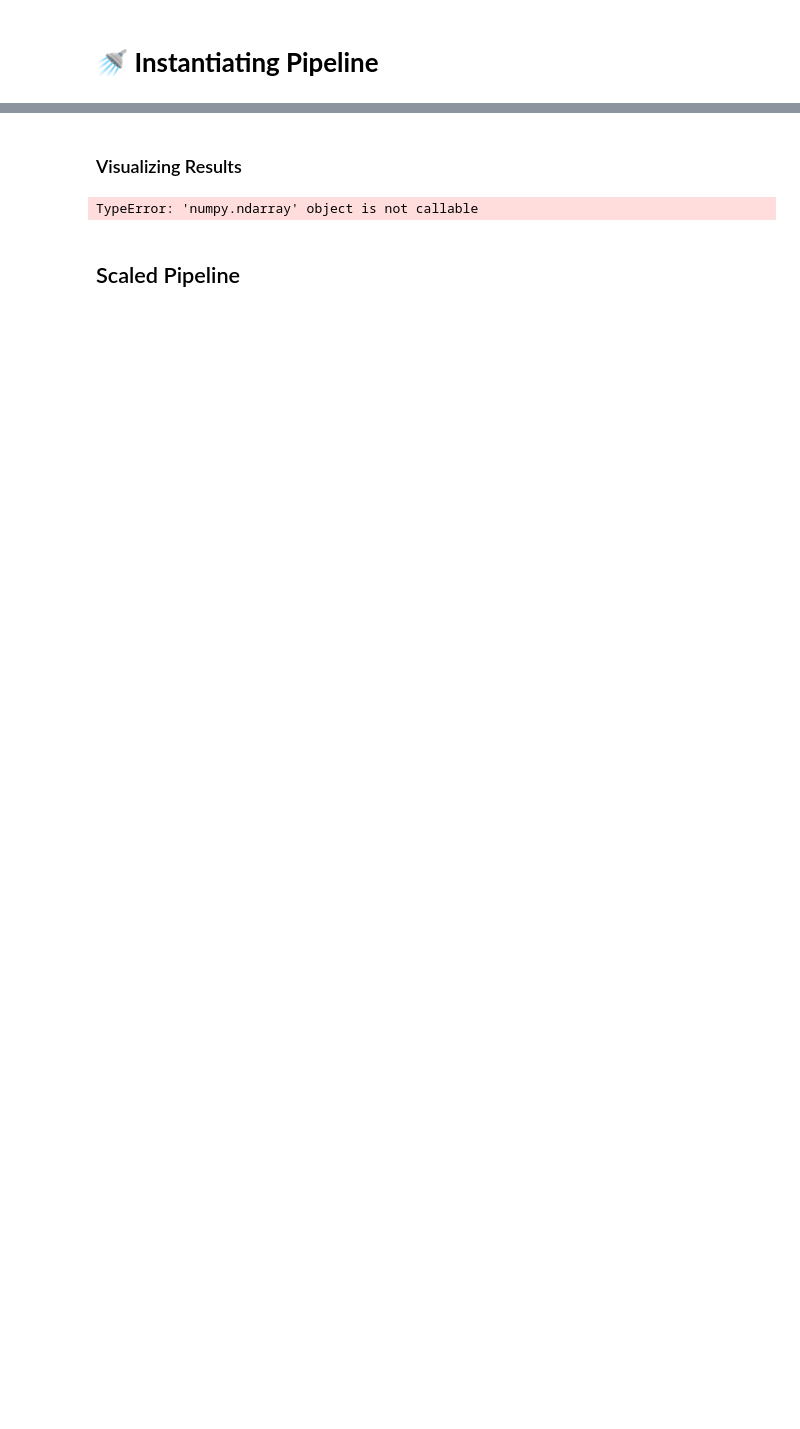
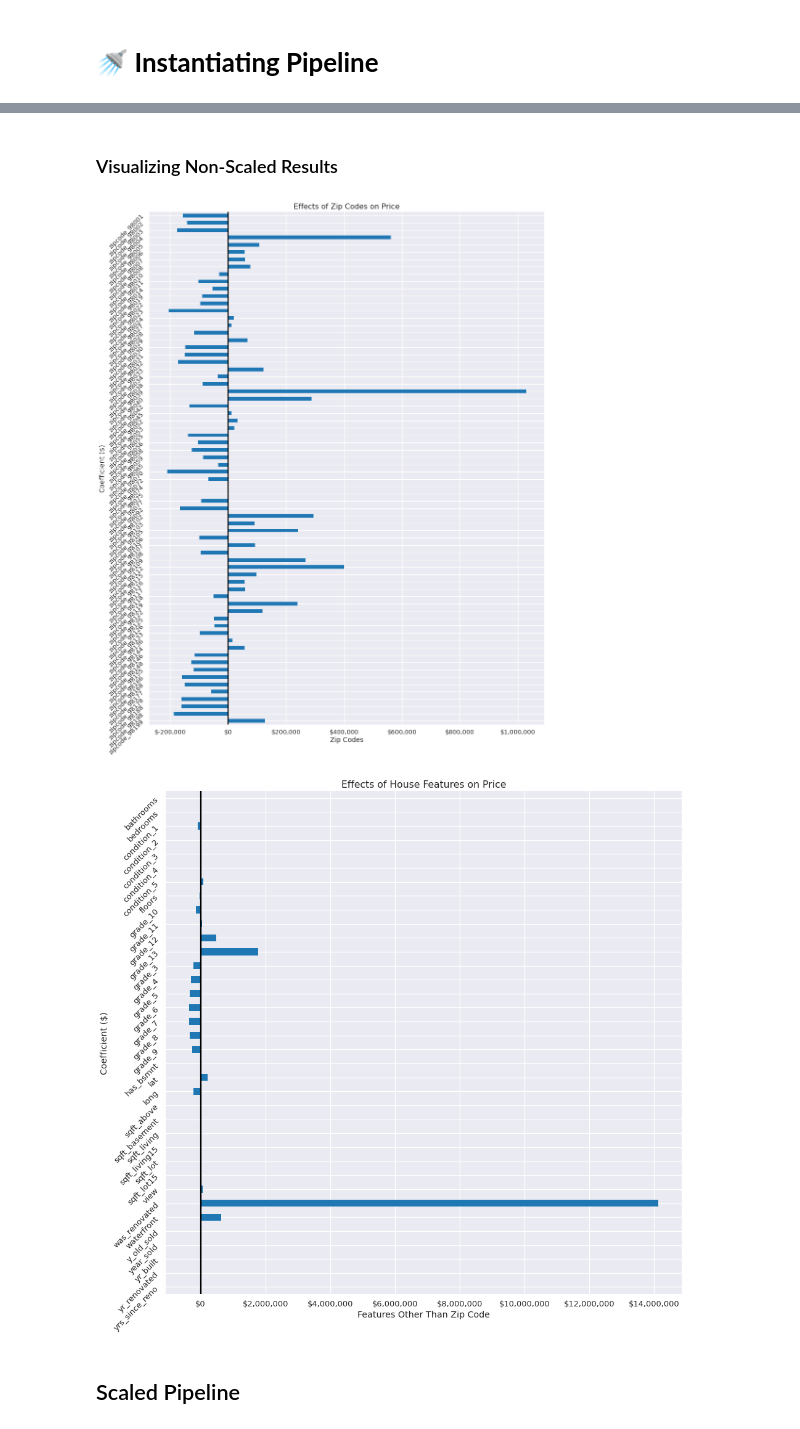
Before and after one commit to BenJMcCarty/BMC_KC_Housing_P2Project_v2, a Jupyter notebook: P2Pv2_Plumbed.ipynb, the cells around one changed output, grey strips where cells are left out. Cells and saved outputs as stored; diff of their text form; code cells hidden in the pictures; blank space fills up the shorter version.

```diff
--- a/P2Pv2_Plumbed.ipynb
+++ b/P2Pv2_Plumbed.ipynb
@@ -1374,10 +1319,11 @@ plot_coefs(data = no_zips, kind = "barh", x_label = 'Features Other Than Zip Cod
 reg_pipe = Pipeline(steps=[('preprocessor', preprocessor),
                       ('regressor', LinearRegression())])
 # %%
-## Fittng pipeline to the training data
+## Fitting pipeline to the training data
 reg_pipe.fit(X_train, y_train)
 
-eval_perf_train(reg_pipe, X_train, y_train)
+## Evaluating model performance
+eval_perf_total(reg_pipe, X_train, y_train, X_test, y_test)
 # %% [output]
 Evaluating Performance on Training Data:
 
@@ -1389,28 +1345,23 @@ Train R-Square Value: 0.78
 # %% [markdown]
-### Visualizing Results
+### Visualizing  Non-Scaled Results
-# %%
-reg_pipe.named_steps.regressor
-
-# with plt.style.context(style):
-
-#     ax = data.sort_index(ascending=False).plot(kind=kind,
-#                                                   figsize = figsize,
-#                                                   rot=45)
-
-#     ax.set(xlabel = x_label, title = title)
-
-#     if kind == 'barh':
-
-#         ax.yaxis.set_major_formatter(mpl.ticker.StrMethodFormatter('${x:,.0f}'))
-#         ax.set_xticklabels(ax.get_xticklabels(), ha='right')
-#         ax.axvline(color='k')
-
-#     else:
-#         ax.yaxis.set_major_formatter(mpl.ticker.StrMethodFormatter('${x:,.0f}'))
-#         ax.set_xticklabels(ax.get_xticklabels(), ha='right')
-#         ax.axhline(color='k')
-# %% [output]
-TypeError: 'numpy.ndarray' object is not callable
+# %%
+reg_pipe_coefs = get_model_coefs(reg_pipe, final_cols)
+only_zips = model_params[zipcode_cols]
+
+reg_zips = reg_pipe_coefs[zipcode_cols]
+reg_no_zips = reg_pipe_coefs.drop(zipcode_cols)
+reg_no_zips = reg_no_zips.drop('intercept')
+# %%
+plot_coefs(data = reg_zips, kind = "barh", figsize=(15,20), x_label = 'Zip Codes',
+           y_label = 'Coefficient ($)', title= 'Effects of Zip Codes on Price')
+
+plt.show()
+
+plot_coefs(data = reg_no_zips, kind = "barh", figsize=(15,15), x_label = 'Features Other Than Zip Code',
+           y_label = 'Coefficient ($)', title= 'Effects of House Features on Price');
+# %% [output]
+[figure, added]
+[figure, added]
 # %% [markdown]
 ## Scaled Pipeline
 # %%
```
Also changed, not shown: parts of 56 cells of this notebook, 1 other file.
